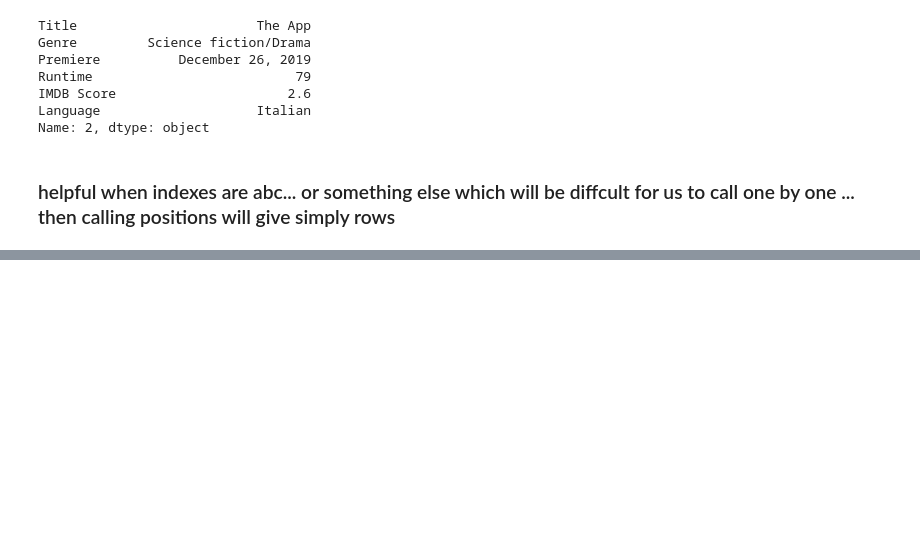
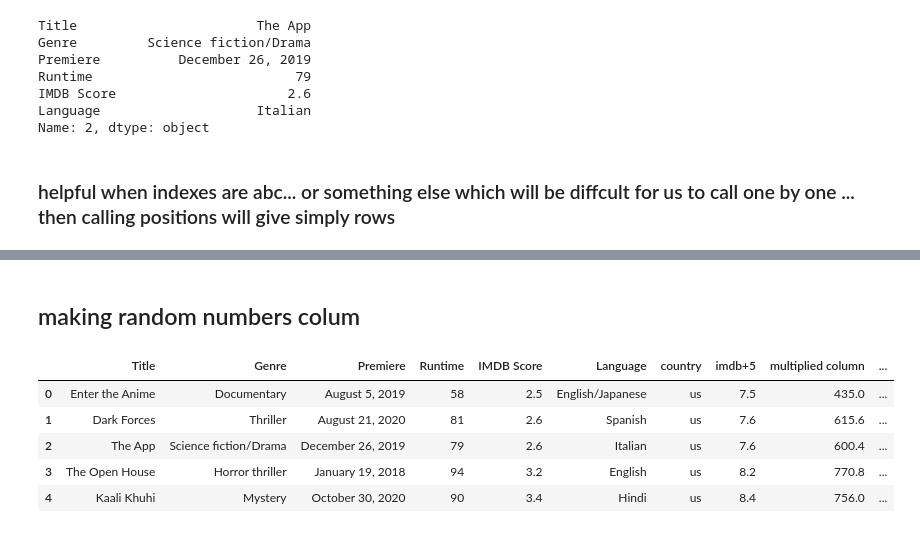
Before and after one commit to rohan-bhxtia/AI-, a Jupyter notebook: 3.Adv. Data science/pandas.ipynb, the cells around one changed output, grey strips where cells are left out. Saved outputs shown, nothing was run; the diff lists cells and outputs as text; code cells hidden in the pictures; blank space fills up the shorter version.

```diff
--- a/3.Adv. Data science/pandas.ipynb
+++ b/3.Adv. Data science/pandas.ipynb
@@ -236,0 +239,3 @@ Name: 2, dtype: object
+# %%
+df["country"]="us"
+df.head()
@@ -236,0 +249,3 @@ Name: 2, dtype: object
+# %%
+df["imdb+5"]= df["IMDB Score"] +5
+df.head()
@@ -236,0 +259,3 @@ Name: 2, dtype: object
+# %%
+df["multiplied column"]= df["imdb+5"] *df["Runtime"]
+df.head()
@@ -236,0 +269,12 @@ Name: 2, dtype: object
+# %% [markdown]
+## making random numbers colum
+# %%
+df["random"] = np.random.randint(1,100,size=len(df))
+df.head()
+# %% [output]
+|  | Title | Genre | Premiere | Runtime | IMDB Score | Language | country | imdb+5 | multiplied column | ... |
+| 0 | Enter the Anime | Documentary | August 5, 2019 | 58 | 2.5 | English/Japanese | us | 7.5 | 435.0 | ... |
+| 1 | Dark Forces | Thriller | August 21, 2020 | 81 | 2.6 | Spanish | us | 7.6 | 615.6 | ... |
+| 2 | The App | Science fiction/Drama | December 26, 2019 | 79 | 2.6 | Italian | us | 7.6 | 600.4 | ... |
+| 3 | The Open House | Horror thriller | January 19, 2018 | 94 | 3.2 | English | us | 8.2 | 770.8 | ... |
+| 4 | Kaali Khuhi | Mystery | October 30, 2020 | 90 | 3.4 | Hindi | us | 8.4 | 756.0 | ... |
```
Also changed, not shown: parts of 4 cells of this notebook.
